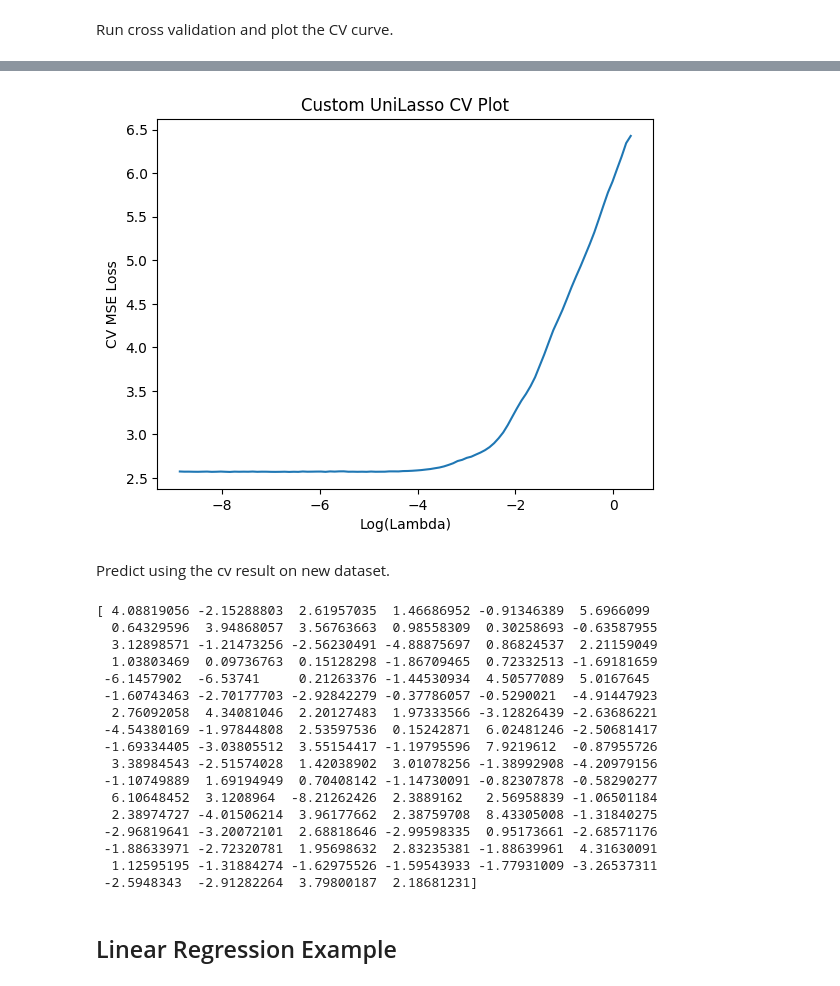
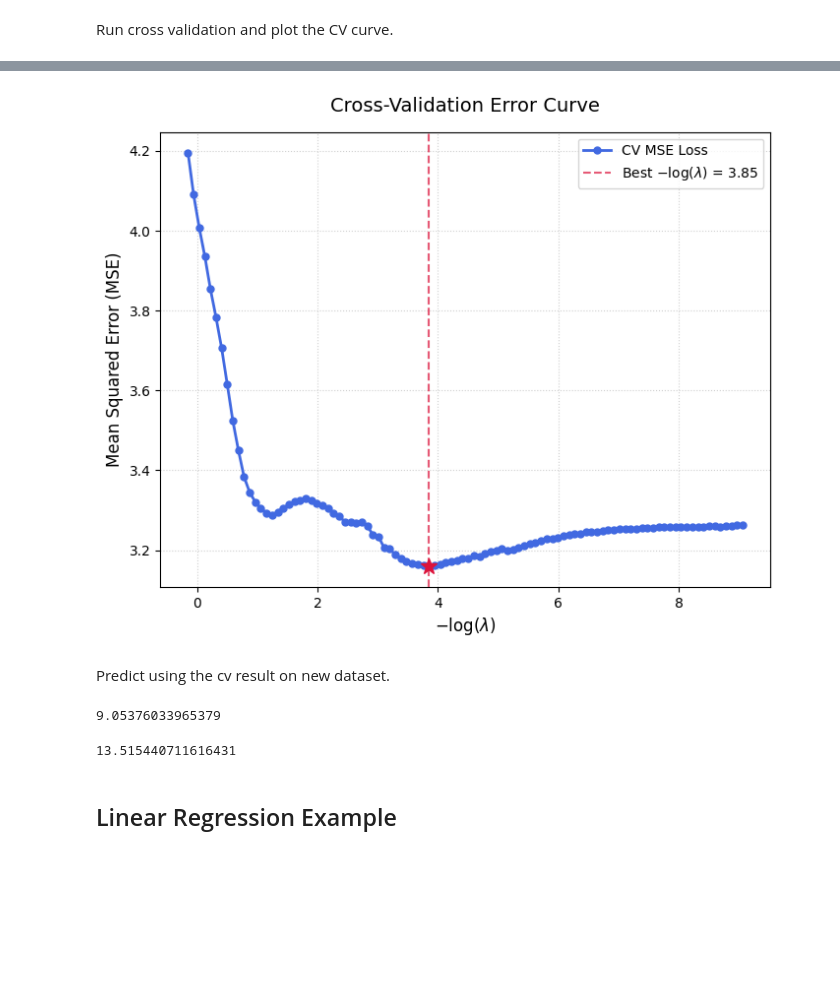
Before and after one commit to Georige/uni-lasso, a Jupyter notebook: examples/unilasso_example_workflow.ipynb, the cells around one changed output, grey strips where cells are left out. Cells and saved outputs as stored; diff of their text form; code cells hidden in the pictures; blank space fills up the shorter version.

```diff
--- a/examples/unilasso_example_workflow.ipynb
+++ b/examples/unilasso_example_workflow.ipynb
@@ -39,33 +38,24 @@ extracted_fit = extract_cv(cv_fit)
 # %%
 my_cv_fit = cv_uni(X, y, family='gaussian')
-plot_cv(my_cv_fit)
-extracted_fit = extract_cv(my_cv_fit)
+plot_cv_uni(my_cv_fit)
+my_extracted_fit = extract_cv(my_cv_fit)
 # %% [output]
-[figure, old version]
+[figure, new version]
 # %% [markdown]
 Predict using the cv result on new dataset.
 # %%
-X_test, y_test = simulate_gaussian_data(n=100, p=20)
+X_test, y_test = simulate_gaussian_data(n=1000, p=20)
+
 test_fit = predict(extracted_fit, X_test)
-print(test_fit)
+
+print(sum((y_test - test_fit)**2/1000))
 # %% [output]
-[ 4.08819056 -2.15288803  2.61957035  1.46686952 -0.91346389  5.6966099
-  0.64329596  3.94868057  3.56763663  0.98558309  0.30258693 -0.63587955
-  3.12898571 -1.21473256 -2.56230491 -4.88875697  0.86824537  2.21159049
-  1.03803469  0.09736763  0.15128298 -1.86709465  0.72332513 -1.69181659
- -6.1457902  -6.53741     0.21263376 -1.44530934  4.50577089  5.0167645
- -1.60743463 -2.70177703 -2.92842279 -0.37786057 -0.5290021  -4.91447923
-  2.76092058  4.34081046  2.20127483  1.97333566 -3.12826439 -2.63686221
- -4.54380169 -1.97844808  2.53597536  0.15242871  6.02481246 -2.50681417
- -1.69334405 -3.03805512  3.55154417 -1.19795596  7.9219612  -0.87955726
-  3.38984543 -2.51574028  1.42038902  3.01078256 -1.38992908 -4.20979156
- -1.10749889  1.69194949  0.70408142 -1.14730091 -0.82307878 -0.58290277
-  6.10648452  3.1208964  -8.21262426  2.3889162   2.56958839 -1.06501184
-  2.38974727 -4.01506214  3.96177662  2.38759708  8.43305008 -1.31840275
- -2.96819641 -3.20072101  2.68818646 -2.99598335  0.95173661 -2.68571176
- -1.88633971 -2.72320781  1.95698632  2.83235381 -1.88639961  4.31630091
-  1.12595195 -1.31884274 -1.62975526 -1.59543933 -1.77931009 -3.26537311
- -2.5948343  -2.91282264  3.79800187  2.18681231]
+9.05376033965379
+# %%
+my_test_fit = predict(my_extracted_fit, X_test)
+print(sum((y_test - my_test_fit)**2/1000))
+# %% [output]
+13.515440711616431
 # %% [markdown]
 ## Linear Regression Example
 # %% [markdown]
```
Also changed, not shown: parts of 4 cells of this notebook, 2 other files.
